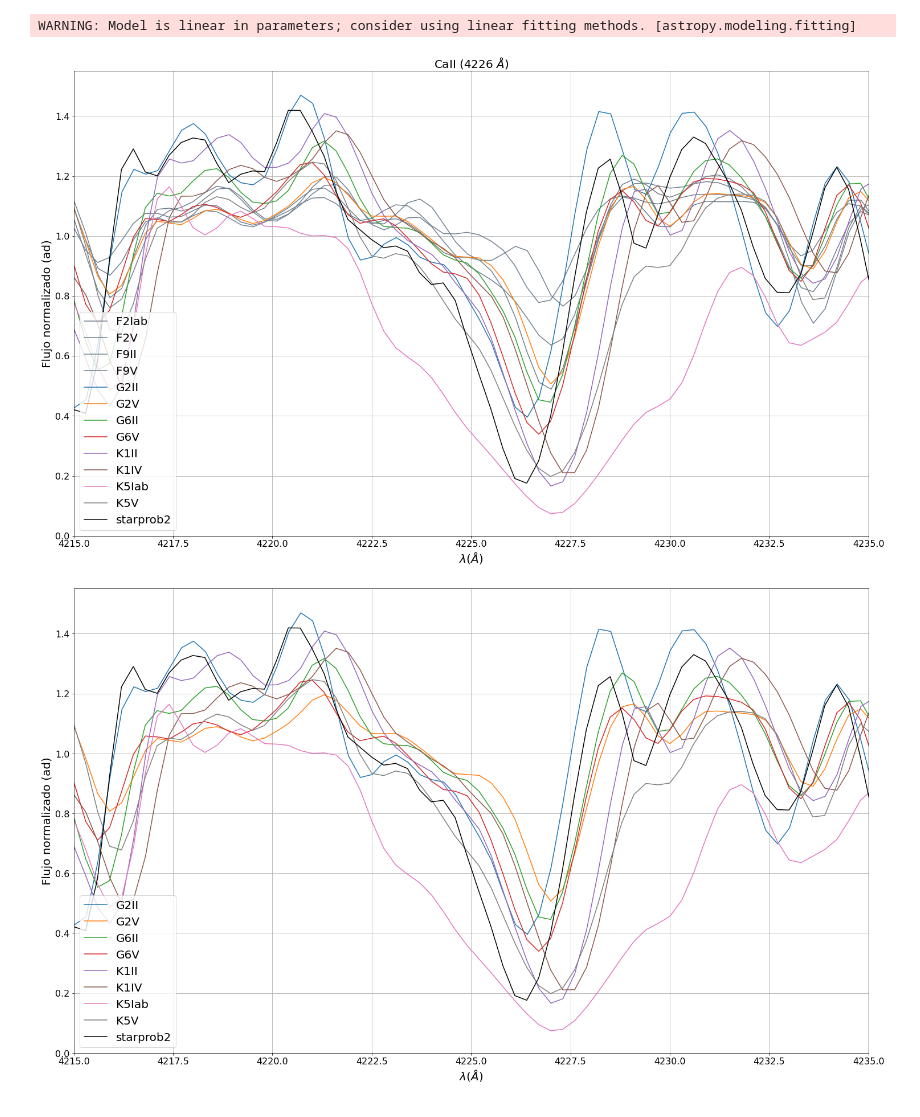
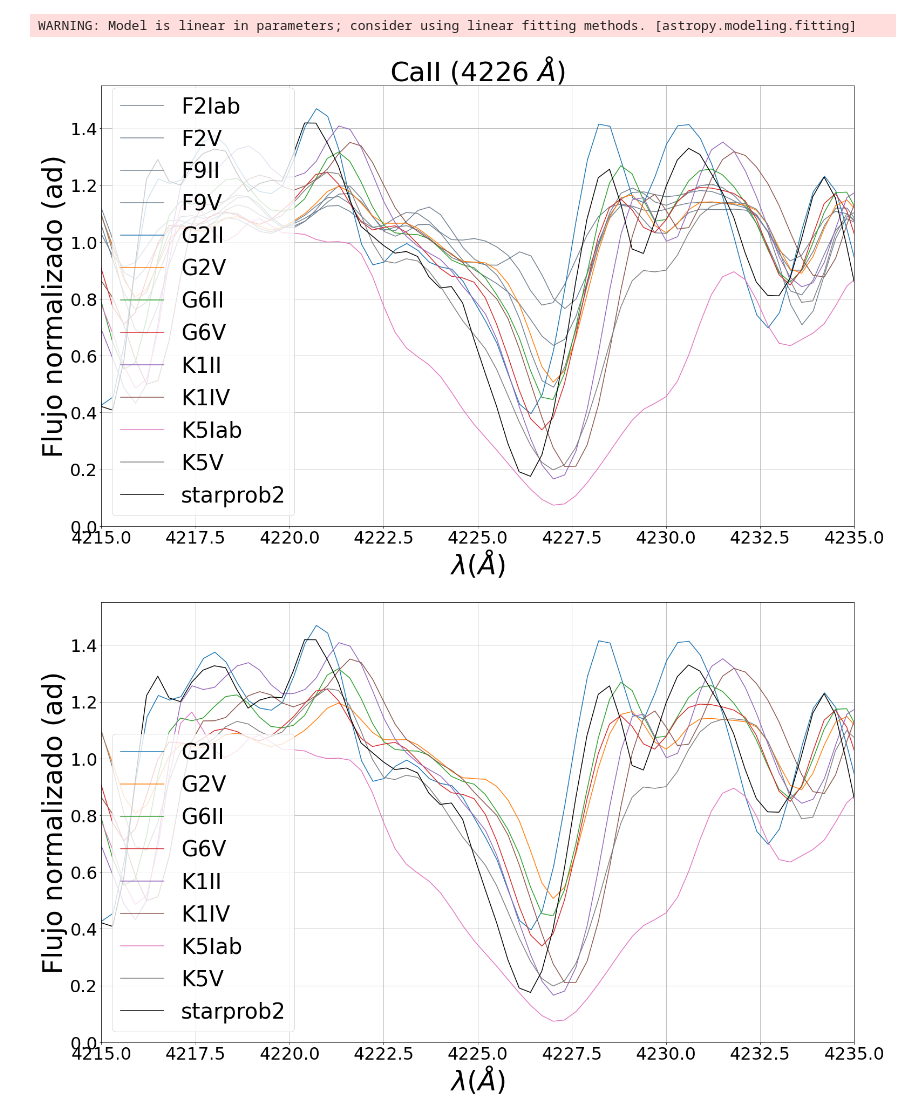
Before and after one commit to andygarciaserra/atm-spec_class, a Jupyter notebook: starprob2/starprob2.ipynb, the cells around one changed output. Saved outputs shown, nothing was run; the diff lists cells and outputs as text; code cells hidden in the pictures.

Commit message:
Figures improved and places in spectra/ folder

```diff
--- a/starprob2/starprob2.ipynb
+++ b/starprob2/starprob2.ipynb
@@ -43,11 +43,11 @@ from astropy.convolution import convolve
 
 
 ##PLOT-FORMAT##
-plt.rc('font', size=20)          # controls default text sizes
-plt.rc('axes', titlesize=20)     # fontsize of the axes title
-plt.rc('axes', labelsize=20)     # fontsize of the x and y labels
-plt.rc('xtick', labelsize=16)    # fontsize of the tick labels
-plt.rc('ytick', labelsize=16)    # fontsize of the tick labels
+plt.rc('font', size=40)          # controls default text sizes
+plt.rc('axes', titlesize=50)     # fontsize of the axes title
+plt.rc('axes', labelsize=50)     # fontsize of the x and y labels
+plt.rc('xtick', labelsize=32)    # fontsize of the tick labels
+plt.rc('ytick', labelsize=32)    # fontsize of the tick labels
 
 
 
@@ -292,32 +292,32 @@ else:
     plt.xlim([4093,4110])
     plt.ylim([0.4,1.7])
     plt.ylabel('Flujo normalizado (ad)')
     plt.xlabel(r"$\lambda$"+r"$(\AA)$")
     plt.savefig(pathname)
 
 
 
 
 
 # CN band discontinuity (4215)
         #G,K stars:
 pathname='spectra/CN_GKprob2_spectra.png'
 if os.path.isfile(pathname):
     print (pathname + " already exist, delete file to upgrade data.")
 else:
     plt.figure(figsize=(25,15))
     for key in stand_stars.keys():
         if key[0]=='G' or key[0]=='K':
             plt.plot(stand_stars[key].spectral_axis,stand_stars[key].flux,label=key)
     plt.plot(nwl,nwf,"k",label="starprob2")
     plt.grid("yes")
     plt.legend(loc=3)
     plt.xlim([4200,4230])
     plt.ylim([0.0,1.55])
     plt.ylabel('Flujo normalizado (ad)')
     plt.xlabel(r"$\lambda$"+r"$(\AA)$")
     plt.savefig(pathname)
 # %% [output]
 WARNING: Model is linear in parameters; consider using linear fitting methods. [astropy.modeling.fitting]
-[figure, old version]
+[figure, new version]
-[figure, old version]
+[figure, new version]
```
Also changed, not shown: parts of 1 cell of this notebook.
